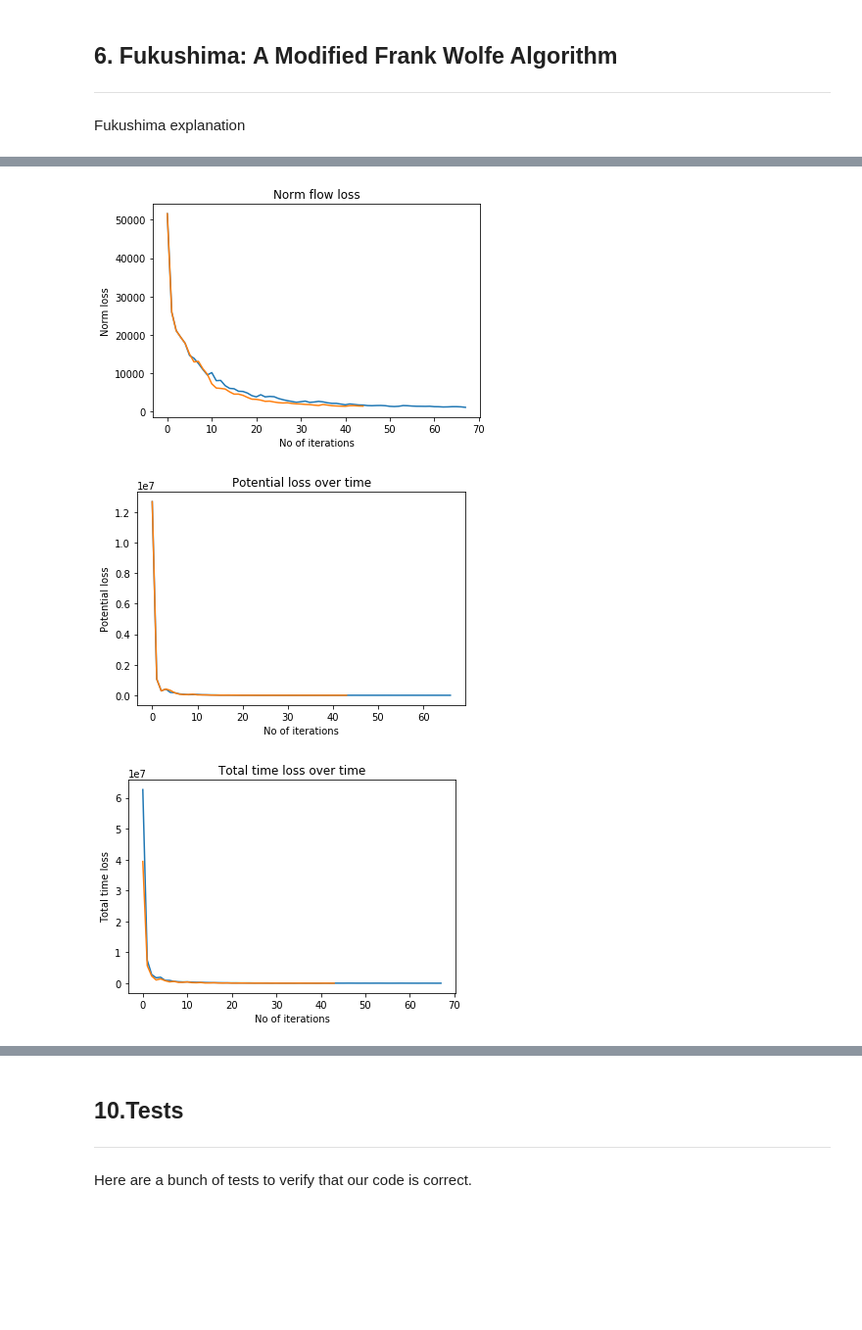
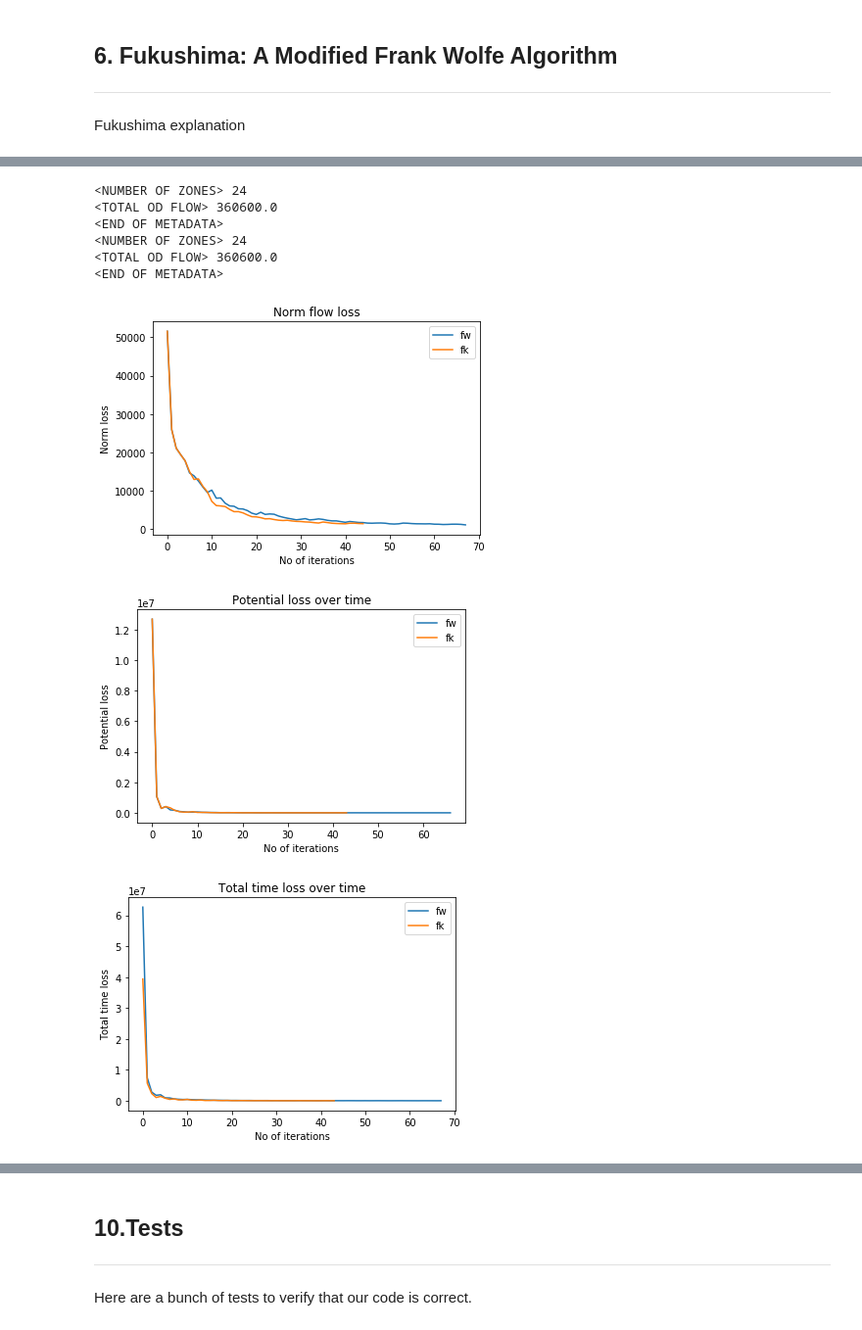
Before and after one commit to TheoCabannes/Traffic_network_framework, a Jupyter notebook: STA.ipynb, the cells around one changed output, grey strips where cells are left out. Shown: that part at 98% size. Cells and saved outputs as stored; diff of their text form; code cells hidden in the pictures; blank space fills up the shorter version.

Commit message:
Removed adj matrix, added plots for fw and fk using Sioux/Anaheim

```diff
--- a/STA.ipynb
+++ b/STA.ipynb
@@ -260,7 +260,7 @@ def get_graph(graph_wrapped):
         graph[node_init][node_term] = link_index
     return graph
 
-def neighbours(node, adj):
+def neighbours(node, g):
     """
     Parameter:
         node: node for which to find neigbours for
@@ -268,9 +268,9 @@ def neighbours(node, adj):
     Return:
         List of nodes that are neighbours to node
     """
-    return np.nonzero(adj[node])[0].tolist()
+    return [k-1 for k in list(g[node+1].keys())]
 
-def add_flow_dijkstra(adj, src, target, faon, flow, g):
+def add_flow_dijkstra(src, target, faon, flow, g, tt):
     """
     Parameter:
         adj: adjacency matrix that describes network
@@ -282,9 +282,9 @@ def add_flow_dijkstra(adj, src, target, faon, flow, g):
     Return:
         Returns all or nothing flow allocation, where flow is allocated by shortest path for OD pair (as determined by Dijkstra's algorithm)
     """
-    q = [i for i in range(len(adj))] # queue of nodes
-    dist = [np.inf for i in range(len(adj))] # node distances
-    prev = [None for i in range(len(adj))] # predecessor in shortest path
+    q = [i for i in range(len(g))] # queue of nodes
+    dist = [np.inf for i in range(len(g))] # node distances
+    prev = [None for i in range(len(g))] # predecessor in shortest path
 
     dist[src] = 0 # set source node's distance to itself as zero
 
@@ -300,8 +300,8 @@ def add_flow_dijkstra(adj, src, target, faon, flow, g):
                 u = prev_node
             return faon
 
-        for v in neighbours(u, adj):
-            alt = dist[u] + adj[u][v]
+        for v in neighbours(u, g):
+            alt = dist[u] + tt[g[u+1][v+1]]
             if alt < dist[v]:
                 dist[v] = alt
                 prev[v] = u
@@ -737,29 +723,12 @@ plt.show()
-# %%
-plt.figure()
-plt.title("Norm flow loss")
-plt.ylabel("Norm loss")
-plt.xlabel("No of iterations")
-plt.plot(norm_flow_loss_fw)
-plt.plot(norm_flow_loss_fk)
-plt.show()
-
-potential_loss = [potential(f_iter[i], graph_wrapped)-potential(f_iter[i+1], graph_wrapped) for i in range(len(f_iter)-1)]
-plt.figure()
-plt.title("Potential loss over time")
-plt.ylabel("Potential loss")
-plt.xlabel("No of iterations")
-plt.plot(potential_loss_fw)
-plt.plot(potential_loss_fk)
-plt.show()
-
-plt.figure()
-plt.title("Total time loss over time")
-plt.ylabel("Total time loss")
-plt.xlabel("No of iterations")
-plt.plot(tt_iter_fw)
-plt.plot(tt_iter_fk)
-plt.show()
-# %% [output]
-[figure, removed]
-[figure, removed]
-[figure, removed]
+# %%
+plot('data/SiouxFalls/SiouxFalls', ["fw", "fk"])
+# %% [output]
+<NUMBER OF ZONES> 24
+<TOTAL OD FLOW> 360600.0
+<END OF METADATA>
+<NUMBER OF ZONES> 24
+<TOTAL OD FLOW> 360600.0
+<END OF METADATA>
+[figure, added]
+[figure, added]
+[figure, added]
```
Also changed, not shown: parts of 5 cells of this notebook.
